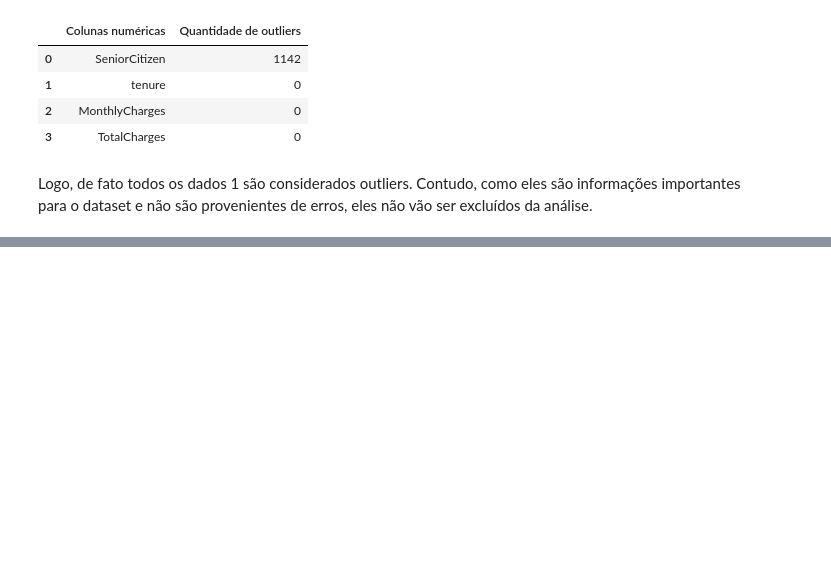
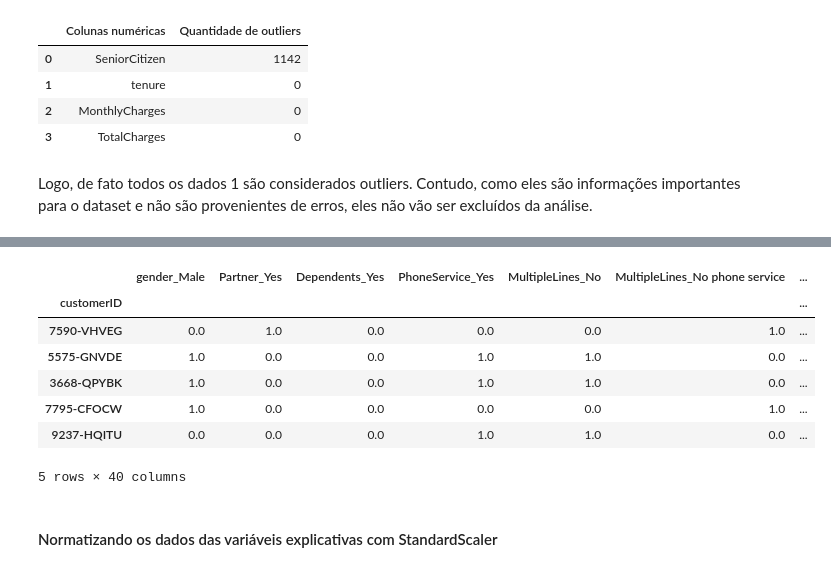
Before and after one commit to rfprates/modelo_classificacao_analise_churn, a Jupyter notebook: modelo_classificacao_churn.ipynb, the cells around one changed output, grey strips where cells are left out. Cells and saved outputs as stored; diff of their text form; code cells hidden in the pictures; blank space fills up the shorter version.

```diff
--- a/modelo_classificacao_churn.ipynb
+++ b/modelo_classificacao_churn.ipynb
@@ -232,0 +319,19 @@ Logo, de fato todos os dados 1 são considerados outliers. Contudo, como eles s
+# %%
+# lista com as variáveis explicativas numéricas
+num_columns = df.select_dtypes('number').columns.to_list()
+# %%
+# adicionando as variáveis ao conjunto
+x = x.join(df[num_columns], on = x.index)
+# %%
+x.head()
+# %% [output]
+|  | gender_Male | Partner_Yes | Dependents_Yes | PhoneService_Yes | MultipleLines_No | MultipleLines_No phone service | ... |
+| customerID |  |  |  |  |  |  | ... |
+| 7590-VHVEG | 0.0 | 1.0 | 0.0 | 0.0 | 0.0 | 1.0 | ... |
+| 5575-GNVDE | 1.0 | 0.0 | 0.0 | 1.0 | 1.0 | 0.0 | ... |
+| 3668-QPYBK | 1.0 | 0.0 | 0.0 | 1.0 | 1.0 | 0.0 | ... |
+| 7795-CFOCW | 1.0 | 0.0 | 0.0 | 0.0 | 0.0 | 1.0 | ... |
+| 9237-HQITU | 0.0 | 0.0 | 0.0 | 1.0 | 1.0 | 0.0 | ... |
+5 rows × 40 columns
+# %% [markdown]
+#### Normatizando os dados das variáveis explicativas com StandardScaler
```
Also changed, not shown: parts of 21 cells of this notebook.
